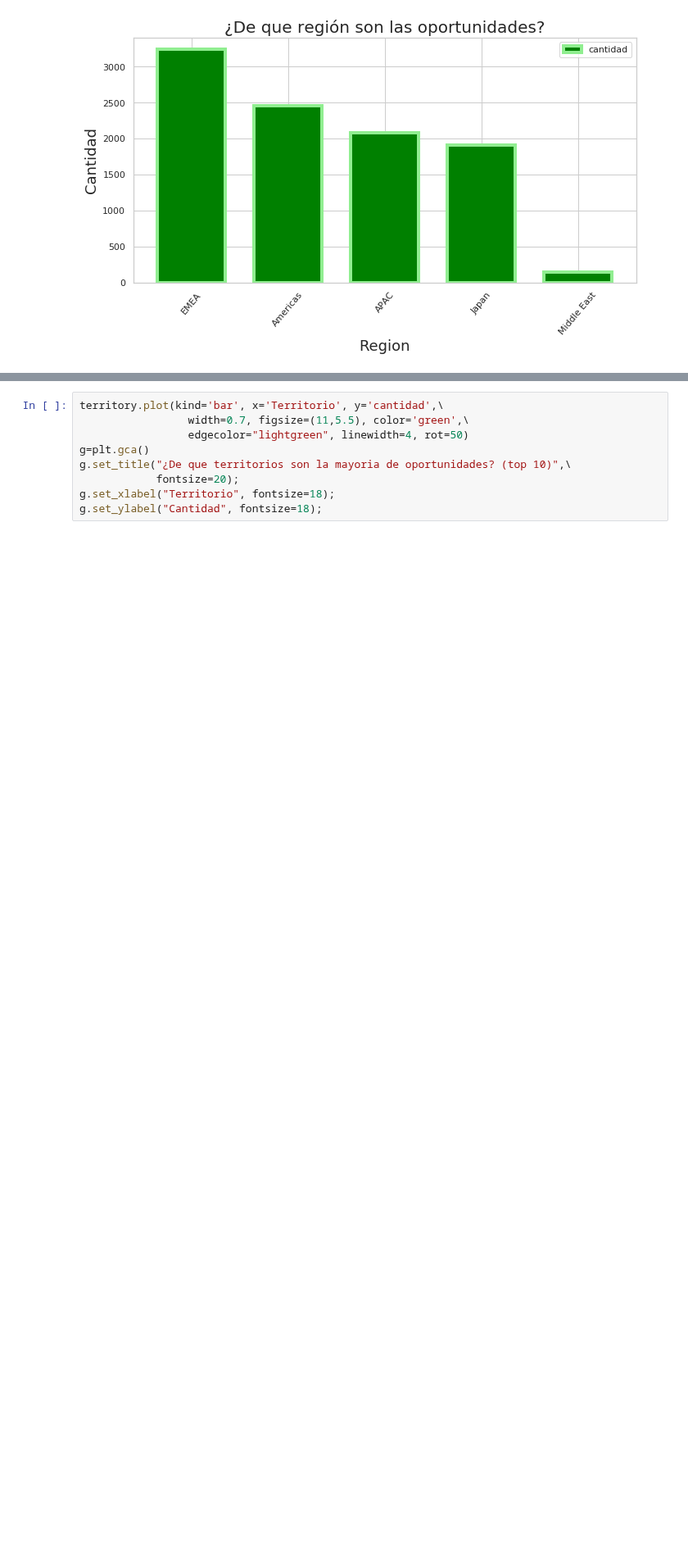
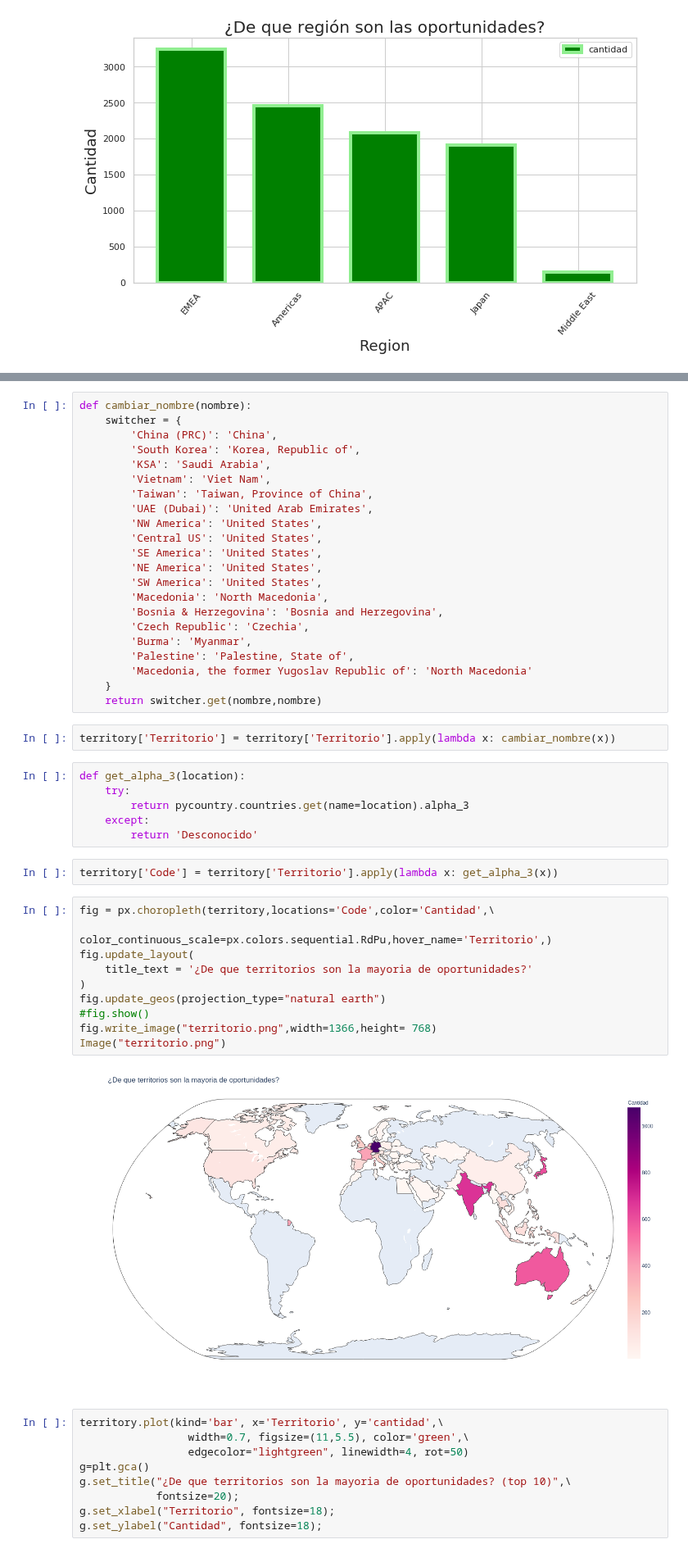
Before and after one commit to germanbc/Organizacion-de-Datos-2c2020-TP1, a Jupyter notebook: TP1 - German.ipynb, the cells around one changed output, grey strips where cells are left out. Shown at 82% size. Drawn from its saved outputs; the diff is of its cells as text; blank space fills up the shorter version.

Commit message:
Reemplazo unos de los primeros de barra que hice por unos de pycountry

```diff
--- a/TP1 - German.ipynb
+++ b/TP1 - German.ipynb
@@ -207,3 +213,47 @@ territory
+# %%
+def cambiar_nombre(nombre):
+    switcher = {
+        'China (PRC)': 'China',
+        'South Korea': 'Korea, Republic of',
+        'KSA': 'Saudi Arabia',
+        'Vietnam': 'Viet Nam',
+        'Taiwan': 'Taiwan, Province of China',
+        'UAE (Dubai)': 'United Arab Emirates',
+        'NW America': 'United States',
+        'Central US': 'United States',
+        'SE America': 'United States',
+        'NE America': 'United States',
+        'SW America': 'United States',
+        'Macedonia': 'North Macedonia',
+        'Bosnia & Herzegovina': 'Bosnia and Herzegovina',
+        'Czech Republic': 'Czechia',
+        'Burma': 'Myanmar',
+        'Palestine': 'Palestine, State of',
+        'Macedonia, the former Yugoslav Republic of': 'North Macedonia'
+    }
+    return switcher.get(nombre,nombre)
+# %%
+territory['Territorio'] = territory['Territorio'].apply(lambda x: cambiar_nombre(x))
+# %%
+def get_alpha_3(location):
+    try:
+        return pycountry.countries.get(name=location).alpha_3
+    except:
+        return 'Desconocido'
+# %%
+territory['Code'] = territory['Territorio'].apply(lambda x: get_alpha_3(x))
+# %%
+fig = px.choropleth(territory,locations='Code',color='Cantidad',\
+                    color_continuous_scale=px.colors.sequential.RdPu,hover_name='Territorio',)
+fig.update_layout(
+    title_text = '¿De que territorios son la mayoria de oportunidades?'
+)
+fig.update_geos(projection_type="natural earth")
+#fig.show()
+fig.write_image("territorio.png",width=1366,height= 768)
+Image("territorio.png")
+# %% [output]
+[figure, added]
 # %%
 territory.plot(kind='bar', x='Territorio', y='cantidad',\
                  width=0.7, figsize=(11,5.5), color='green',\
```
Also changed, not shown: parts of 5 cells of this notebook, 2 other files.
